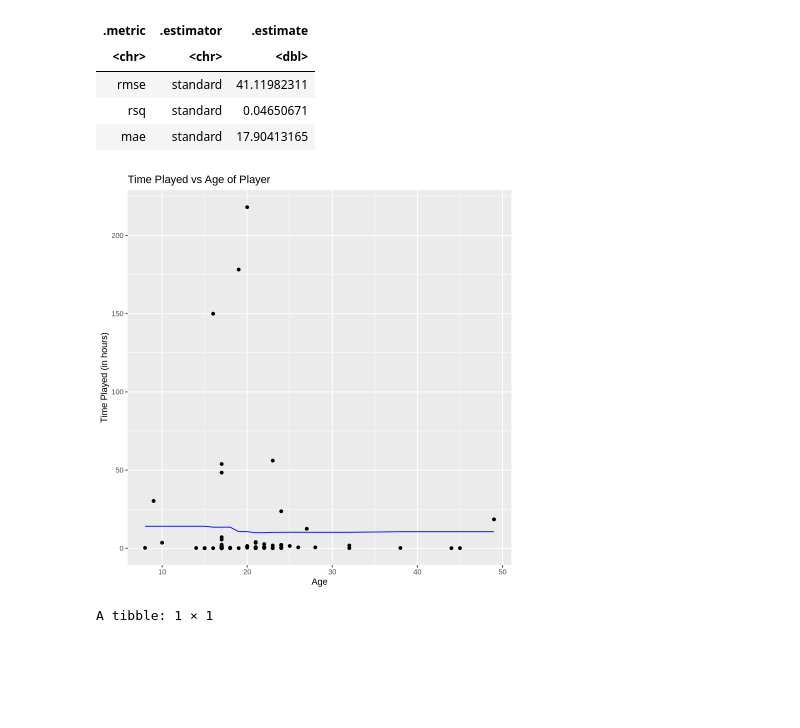
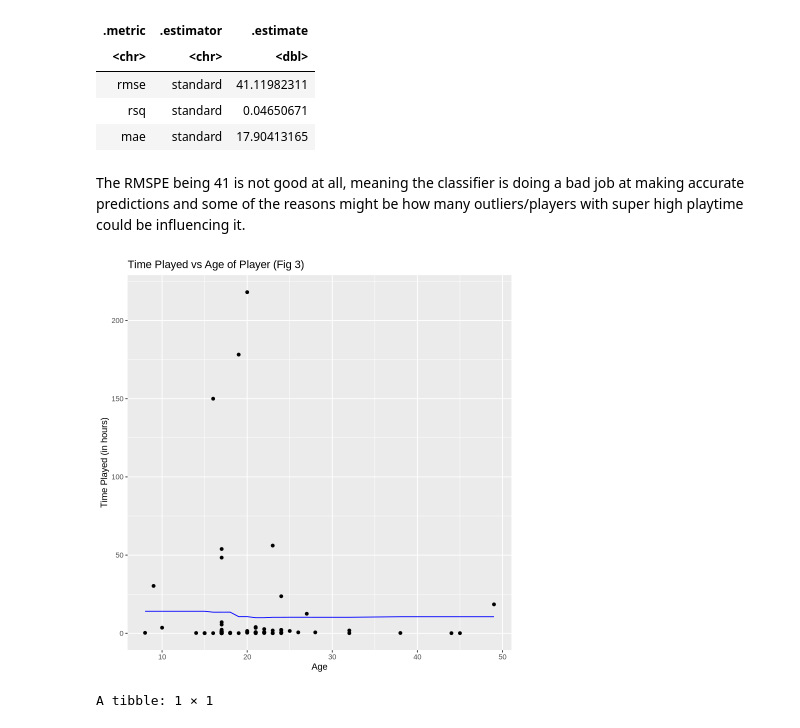
Before and after one commit to mastermagicka/dsci-100-minecraft-project, a Jupyter notebook: Minecraft.ipynb, the cells around one changed output. Saved outputs shown, nothing was run; the diff lists cells and outputs as text; code cells hidden in the pictures; blank space fills up the shorter version.

```diff
--- a/Minecraft.ipynb
+++ b/Minecraft.ipynb
@@ -277,22 +281,24 @@ A tibble: 3 × 3
 | rmse | standard | 41.11982311 |
 | rsq | standard | 0.04650671 |
 | mae | standard | 17.90413165 |
+# %% [markdown]
+The RMSPE being 41 is not good at all, meaning the classifier is doing a bad job at making accurate predictions and some of the reasons might be how many outliers/players with super high playtime could be influencing it.
 # %%
 options(repr.plot.width = 7, repr.plot.height = 7)
 
 # your code here
 players_preds<- players_best_fit|>
     predict(players_training)|>
     bind_cols(players_training)
 
     players_plot<- ggplot(players_preds, aes(x = Age, y = played_hours))+
         geom_point()+
         geom_line(data = players_preds, mapping = aes(x = Age, y = .pred), color = "blue")+
         labs(x = "Age", y = "Time Played (in hours)")+
-        ggtitle("Time Played vs Age of Player")
+        ggtitle("Time Played vs Age of Player (Fig 3)")
 players_plot
 # %% [output]
-[figure, old version]
+[figure, new version]
 # %%
 new_player<- tibble(Age = 20)
 predict(players_best_fit, new_player)
```
Also changed, not shown: parts of 7 cells of this notebook.
